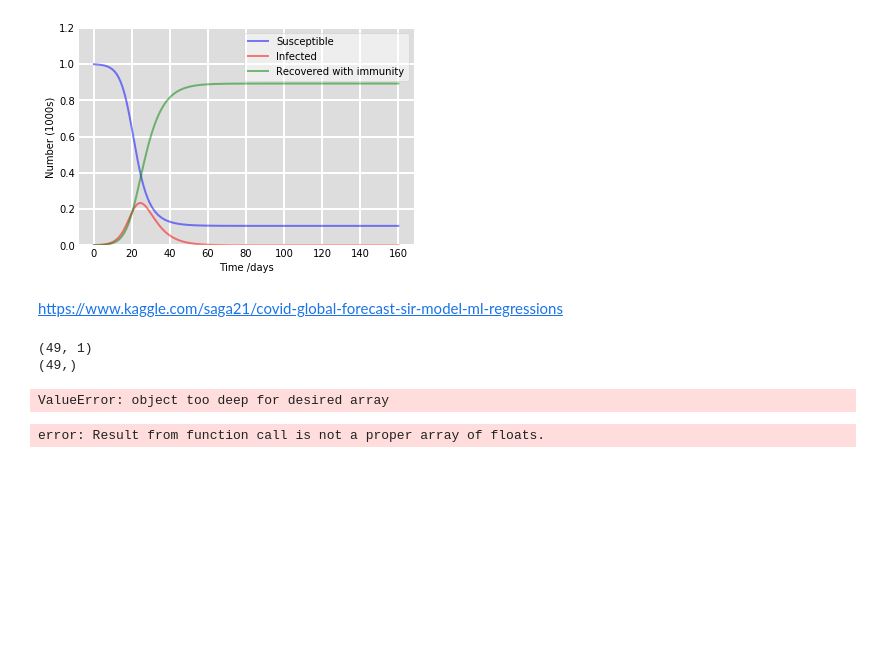
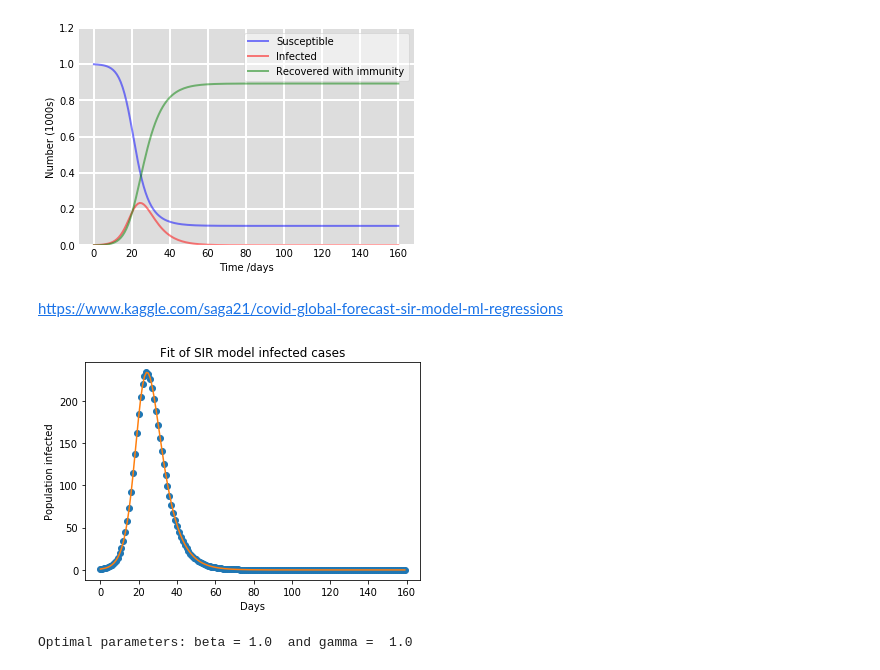
Before and after one commit to m-almatary/projetCovid, a Jupyter notebook: data/FR/covid.ipynb, the cells around one changed output. Saved outputs shown, nothing was run; the diff lists cells and outputs as text; code cells hidden in the pictures; blank space fills up the shorter version.

Commit message:
fitter sur les données synthetique mais ca plot pas le cumul

```diff
--- a/data/FR/covid.ipynb
+++ b/data/FR/covid.ipynb
@@ -151,22 +170,62 @@ plt.show()
 [figure]
 # %% [markdown]
 https://www.kaggle.com/saga21/covid-global-forecast-sir-model-ml-regressions
+# %%
+
+# fitg sur données synthetique sans bruit
+infected = I #géneré par le model SIR
+newN = 1000 #comme celui d'avant
+expectedBeta = 0.5
+expectedGama = 2./10
+
+# Initial number of infected and recovered individuals, I0 and R0.
+I0, R0 = infected[0], 0
+# Everyone else, S0, is susceptible to infection initially.
+S0 = newN - I0 - R0
+
+x = [i for i in range (0,160)]
+y = infected
+
+
+def sir_model(y, x, betas, gammas):
+    sus = -beta * y[0] * y[1] / N
+    rec = gamma * y[1]
+    inf = -(sus + rec)
+    return sus, inf, rec
+
+def fit_odeint(x, betas, gammas):
+    return integrate.odeint(sir_model, (S0, I0, R0), x, args=(betas, gammas))[:,1]
+
+popt, pcov = optimize.curve_fit(fit_odeint, x, y)
+fitted = fit_odeint(x, *popt)
+
+
+plt.plot(x, y, 'o')
+plt.plot(x, fitted)
+plt.title("Fit of SIR model infected cases")
+plt.ylabel("Population infected")
+plt.xlabel("Days")
+plt.show()
+print("Optimal parameters: beta =", popt[0], " and gamma = ", popt[1])
+# %% [output]
+[figure, added]
+Optimal parameters: beta = 1.0  and gamma =  1.0
 # %%
-population = float(66900000)
 
-ydata = data[data.sexe == 0].groupby(['jour']).agg({'hosp':['sum']})
-xdata = [ i for i in range(1,len(data['jour'].unique())+1)]
+# fitg sur données synthetique avec bruit
+infected = I #géneré par le model SIR
+newN = 1000 #comme celui d'avant
+expectedBeta = 0.5
+expectedGama = 2./10
 
-ydata = np.array(ydata, dtype=float)
-xdata = np.array(xdata, dtype=float)
+# Initial number of infected and recovered individuals, I0 and R0.
+I0, R0 = infected[0], 0
+# Everyone else, S0, is susceptible to infection initially.
+S0 = newN - I0 - R0
 
-print(ydata.shape)
-print(xdata.shape)
+x = [i for i in range (0,160)]
+y = infected +np.random
 
-N = population
-inf0 = 1
-sus0 = N - inf0
-rec0 = 0.0
 
 def sir_model(y, x, beta, gamma):
     sus = -beta * y[0] * y[1] / N
@@ -175,20 +234,16 @@ def sir_model(y, x, beta, gamma):
     return sus, inf, rec
 
 def fit_odeint(x, beta, gamma):
-    return odeint(sir_model, (sus0, inf0, rec0), x, args=(beta, gamma))[:,1]
+    return integrate.odeint(sir_model, (S0, I0, R0), x, args=(beta, gamma))[:,1]
 
-popt, pcov = optimize.curve_fit(fit_odeint, xdata, ydata)
-fitted = fit_odeint(xdata, *popt)
+popt, pcov = optimize.curve_fit(fit_odeint, x, y)
+fitted = fit_odeint(x, *popt)
 
-plt.plot(xdata, ydata, 'o')
-plt.plot(xdata, fitted)
-plt.title("Fit of SIR model for Spain infected cases")
+
+plt.plot(x, y, 'o')
+plt.plot(x, fitted)
+plt.title("Fit of SIR model infected cases")
 plt.ylabel("Population infected")
 plt.xlabel("Days")
 plt.show()
 print("Optimal parameters: beta =", popt[0], " and gamma = ", popt[1])
-# %% [output]
-(49, 1)
-(49,)
-ValueError: object too deep for desired array
-error: Result from function call is not a proper array of floats.
```
Also changed, not shown: parts of 3 cells of this notebook.
